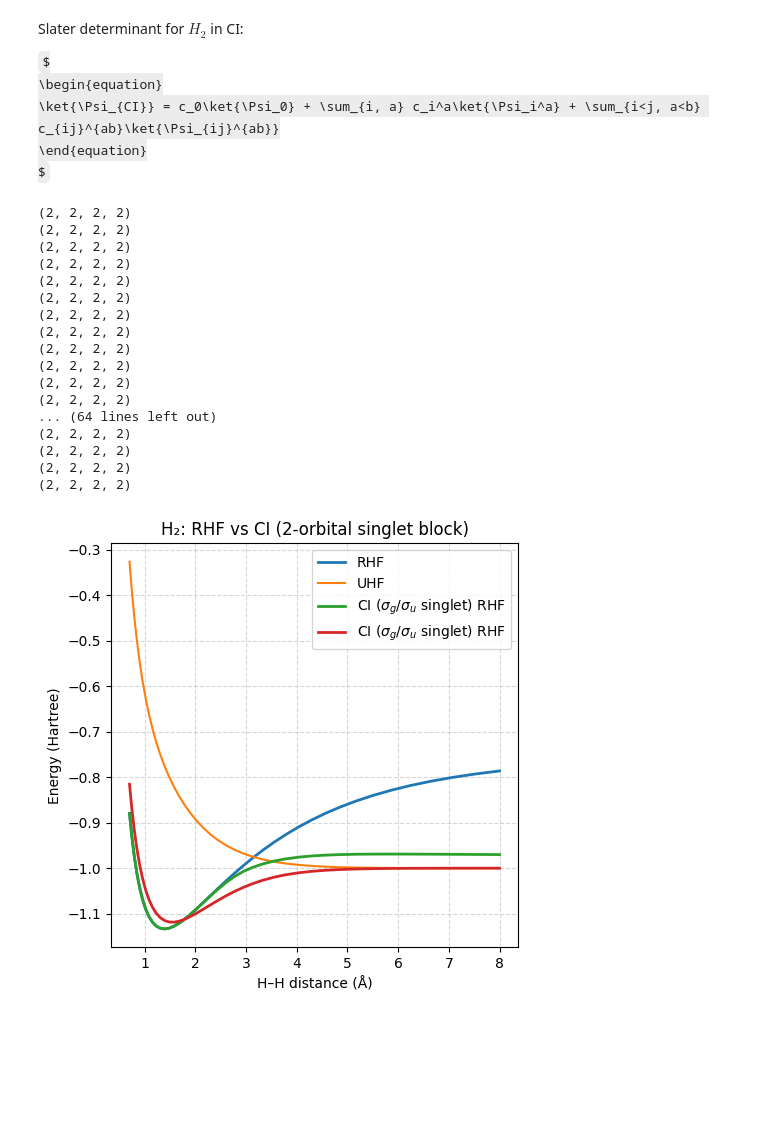
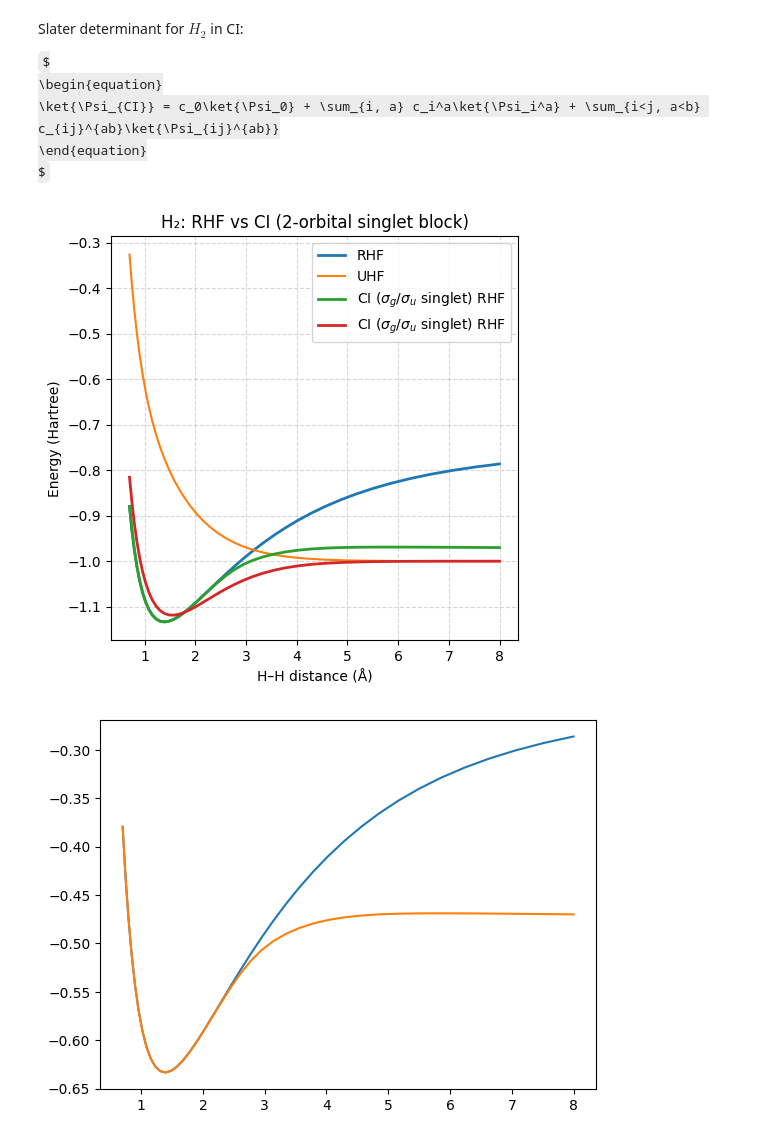
Before and after one commit to gvansan/Computational-Physics-Project-Exam-2026, a Jupyter notebook: Greg_test.ipynb, the cells around one changed output. Saved outputs shown, nothing was run; the diff lists cells and outputs as text; code cells hidden in the pictures; some formulas as TeX source; blank space fills up the shorter version.

```diff
--- a/Greg_test.ipynb
+++ b/Greg_test.ipynb
@@ -135,7 +135,7 @@ def ao_to_mo_2orb(data, rfh=True):
         Boolean value that is True if we look at CI using RHF. If False, calculations are based on UHF.
     ----------
     returns
-        h, g : np.array(2,2), np.aray(18,18,18,18)
+        h, g : np.array, np.aray
             h is the core Hamiltonian H_kl = T_kl + V_ext_kl
             g is the electron repulsion integral V_ee_ijkl
     """
@@ -159,15 +159,13 @@ def ci_block_singlet_2orb(h, g):
     ----------
     Parameters
     ----------
-    h : dict
-        Dictionary containing the data we need (integrals, basis functions, ...)
-    g : bool
-        Boolean value that is True if we look at CI using RHF. If False, calculations are based on UHF.
+    h : np.array
+        numpy array containing the values for the core hamiltonian H_kl
+    g : np.array
+        numpy array containing the values for the electron repulsion integral V_ee_ijkl
     ----------
     returns
-        h, g : np.array(2,2), np.aray(18,18,18,18)
-            h is the core Hamiltonian H_kl = T_kl + V_ext_kl
-            g is the electron repulsion integral V_ee_ijkl
+        The full Hamiltonian H of the CI system, in the MO basis.
     """
     #h is one body operator in MO basis
     h00, h11 = h[0,0], h[1,1]
@@ -197,6 +195,9 @@ E_rhf = []
 E_uhf = []
 E_ci_rhf  = []
 E_ci_uhf  = []
+
+eigvecs_rhf = []
+eigvecs_uhf = []
 
 for R, data in zip(dists, datas, strict=False):
     # RHF total energy was stored as energy_rhf (already includes nuclear repulsion)
@@ -210,15 +211,20 @@ for R, data in zip(dists, datas, strict=False):
     H_rhf = ci_block_singlet_2orb(h_rhf, g_rhf)
     H_uhf = ci_block_singlet_2orb(h_uhf, g_uhf)
 
-    eigvals_rhf, _ = np.linalg.eigh(H_rhf)
-    eigvals_uhf, _ = np.linalg.eigh(H_uhf)
+    eigvals_rhf, eigvec_rhf = np.linalg.eigh(H_rhf)
+    eigvals_uhf, eigvec_uhf = np.linalg.eigh(H_uhf)
 
     E_ci_rhf.append(eigvals_rhf[0] + 1.0 / R)  # add nuclear repulsion
     E_ci_uhf.append(eigvals_uhf[0] + 1.0 / R)  # add nuclear repulsion
 
+    eigvecs_rhf.append(eigvec_rhf)
+    eigvecs_uhf.append(eigvec_uhf)
+
 E_rhf = np.array(E_rhf)
 E_ci_rhf  = np.array(E_ci_rhf)
 E_ci_uhf  = np.array(E_ci_uhf)
+eigvecs_rhf  = np.array(eigvecs_rhf)
+eigvecs_uhf  = np.array(eigvecs_uhf)
 
 def plot_CI_energies():
     # --- Plot ---
@@ -238,21 +244,17 @@ def plot_CI_energies():
 
 plot_CI_energies()
 # %% [output]
-(2, 2, 2, 2)
-(2, 2, 2, 2)
-(2, 2, 2, 2)
-(2, 2, 2, 2)
-(2, 2, 2, 2)
-(2, 2, 2, 2)
-(2, 2, 2, 2)
-(2, 2, 2, 2)
-(2, 2, 2, 2)
-(2, 2, 2, 2)
-(2, 2, 2, 2)
-(2, 2, 2, 2)
-... (64 lines left out)
-(2, 2, 2, 2)
-(2, 2, 2, 2)
-(2, 2, 2, 2)
-(2, 2, 2, 2)
 [figure]
+# %%
+hartree = 27.211386245981 #eV
+H_atom = -13.6 #eV
+H_atom_hartree = H_atom/hartree
+
+diff_rhf_2H = E_rhf - H_atom_hartree
+diff_ci_rhf_2H = E_ci_rhf - H_atom_hartree
+
+plt.plot(dists, diff_rhf_2H)
+plt.plot(dists, diff_ci_rhf_2H)
+plt.show()
+# %% [output]
+[figure, added]
```
Also changed, not shown: parts of 2 cells of this notebook.
